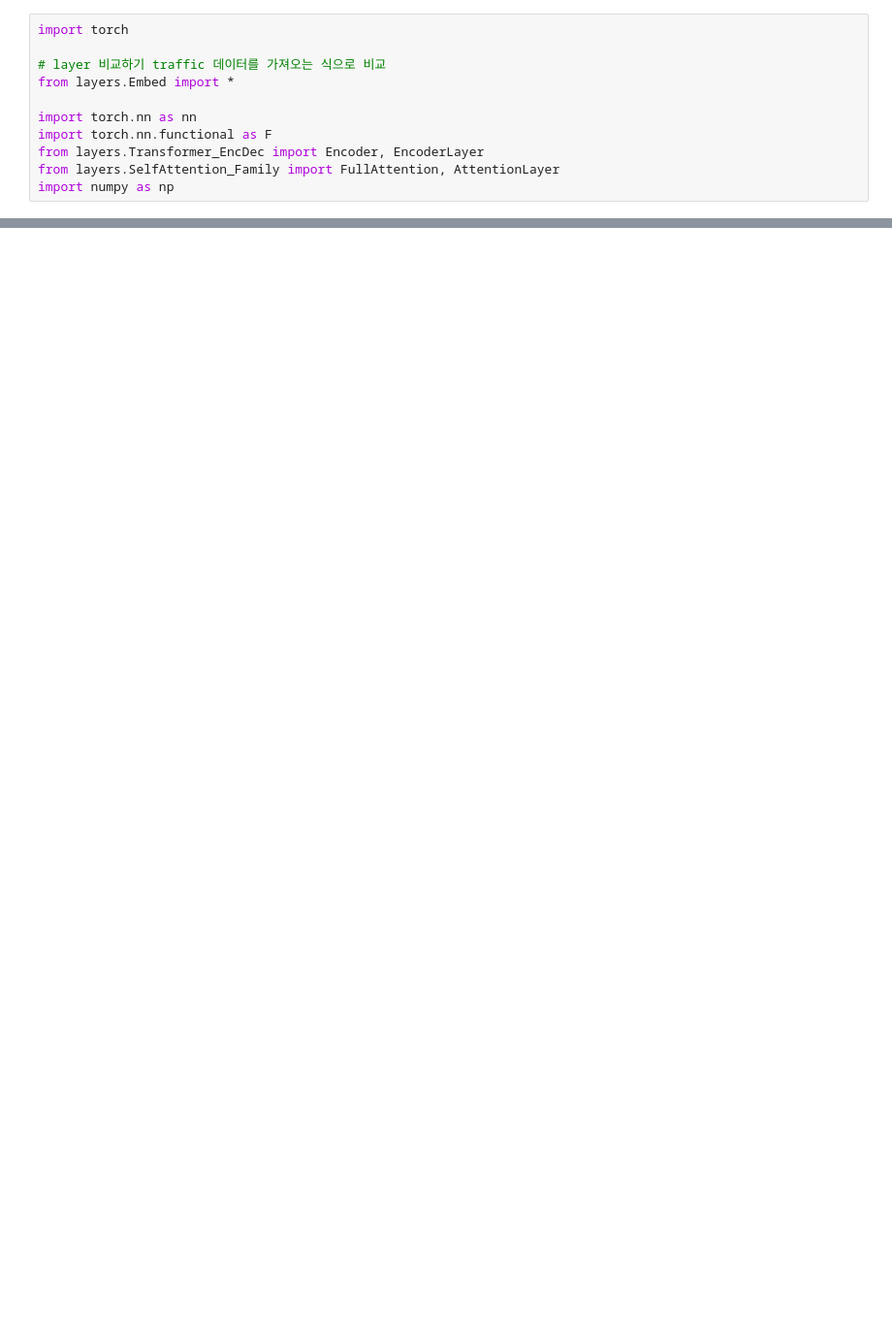
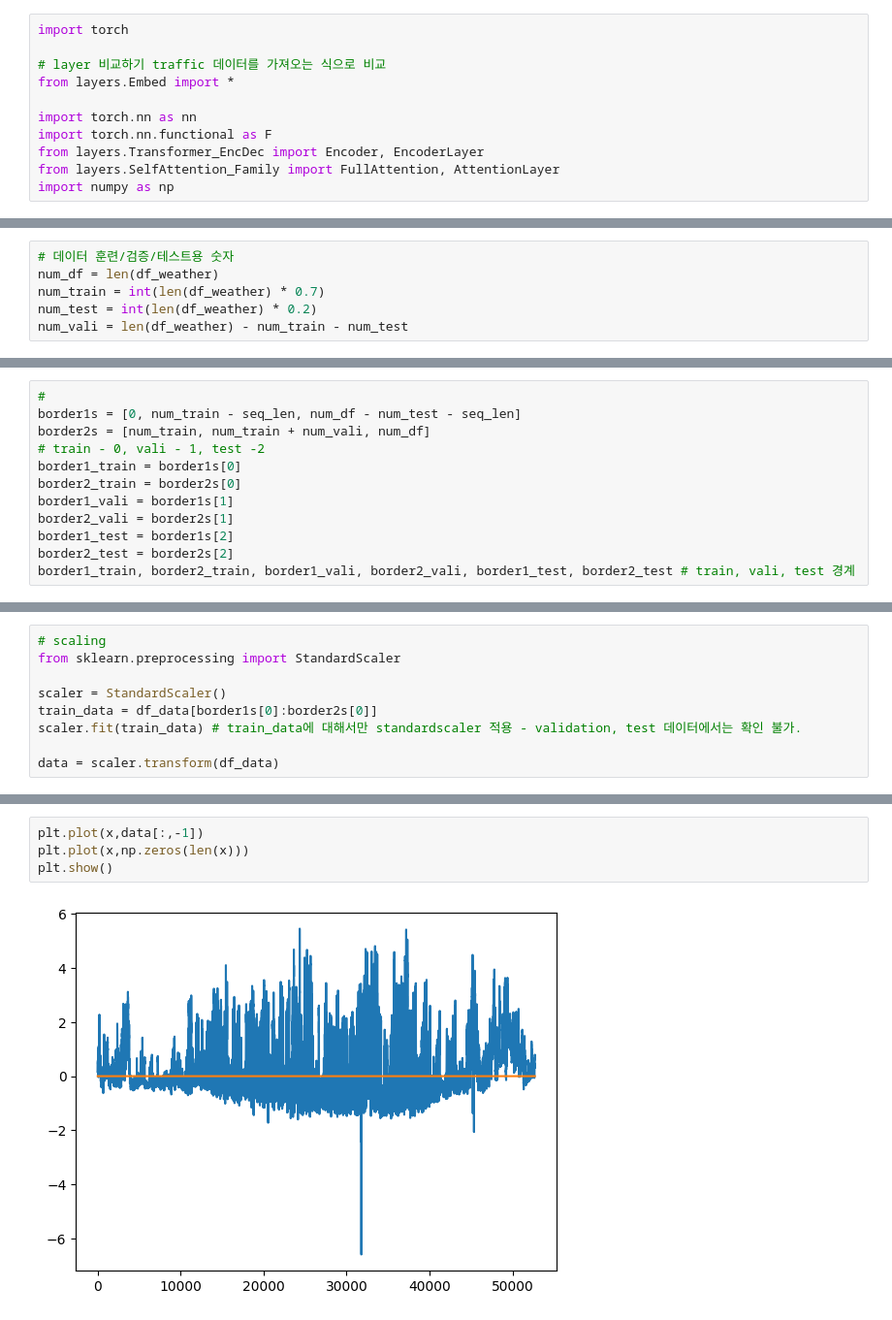
Before and after one commit to utolee90/tciTransformer, a Jupyter notebook: TCN_test.ipynb, the cells around one changed output, grey strips where cells are left out. Shown: that part at 97% size. Drawn from its saved outputs; the diff is of its cells as text; blank space fills up the shorter version.

```diff
--- a/TCN_test.ipynb
+++ b/TCN_test.ipynb
@@ -296,0 +39,6 @@ tensor([[-3.8976, -3.8651, -3.8973, -3.8762, -3.8460, -3.8665, -3.8788, -3.8616,
+# %%
+# 데이터 훈련/검증/테스트용 숫자
+num_df = len(df_weather)
+num_train = int(len(df_weather) * 0.7)
+num_test = int(len(df_weather) * 0.2)
+num_vali = len(df_weather) - num_train - num_test
@@ -296,0 +65,12 @@ tensor([[-3.8976, -3.8651, -3.8973, -3.8762, -3.8460, -3.8665, -3.8788, -3.8616,
+# %%
+#
+border1s = [0, num_train - seq_len, num_df - num_test - seq_len]
+border2s = [num_train, num_train + num_vali, num_df]
+# train - 0, vali - 1, test -2
+border1_train = border1s[0]
+border2_train = border2s[0]
+border1_vali = border1s[1]
+border2_vali = border2s[1]
+border1_test = border1s[2]
+border2_test = border2s[2]
+border1_train, border2_train, border1_vali, border2_vali, border1_test, border2_test # train, vali, test 경계
@@ -296,0 +81,9 @@ tensor([[-3.8976, -3.8651, -3.8973, -3.8762, -3.8460, -3.8665, -3.8788, -3.8616,
+# %%
+# scaling
+from sklearn.preprocessing import StandardScaler
+
+scaler = StandardScaler()
+train_data = df_data[border1s[0]:border2s[0]]
+scaler.fit(train_data) # train_data에 대해서만 standardscaler 적용 - validation, test 데이터에서는 확인 불가.
+
+data = scaler.transform(df_data)
@@ -296,0 +184,6 @@ tensor([[-3.8976, -3.8651, -3.8973, -3.8762, -3.8460, -3.8665, -3.8788, -3.8616,
+# %%
+plt.plot(x,data[:,-1])
+plt.plot(x,np.zeros(len(x)))
+plt.show()
+# %% [output]
+[figure, added]
```
Also changed, not shown: parts of 65 cells of this notebook, 8 other files.
